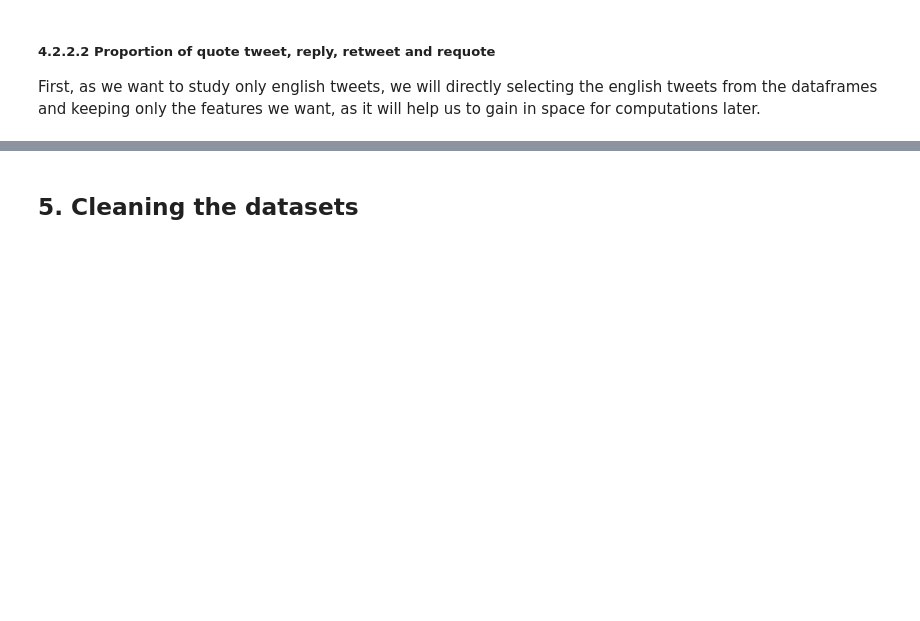
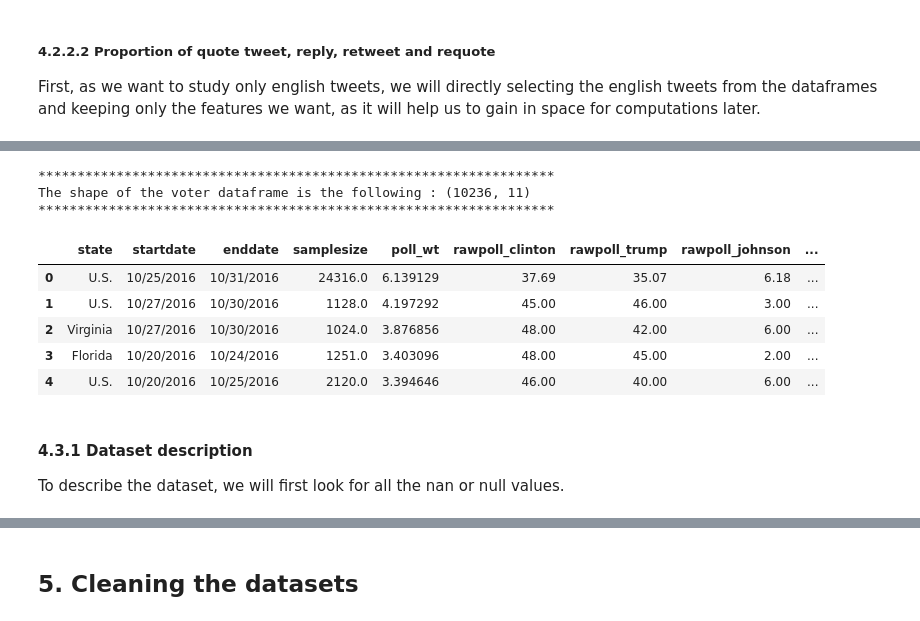
Before and after one commit to journeadrien/Project, a Jupyter notebook: python_code/project.ipynb, the cells around one changed output, grey strips where cells are left out. Cells and saved outputs as stored; diff of their text form; code cells hidden in the pictures; blank space fills up the shorter version.

```diff
--- a/python_code/project.ipynb
+++ b/python_code/project.ipynb
@@ -480,0 +539,23 @@ dataset.columns.tolist()
+# %%
+voter_df = pd.read_csv(PATH_DATA + '/presidential_polls.csv', usecols=['state', 'startdate', 'enddate', 'samplesize',
+           'poll_wt', 'rawpoll_clinton', 'rawpoll_trump', 'rawpoll_johnson',
+           'adjpoll_clinton', 'adjpoll_trump', 'adjpoll_johnson'])
+
+print('*'*66)
+print('The shape of the voter dataframe is the following : {}'.format(voter_df.shape))
+print('*'*66)
+
+voter_df.head()
+# %% [output]
+******************************************************************
+The shape of the voter dataframe is the following : (10236, 11)
+******************************************************************
+|  | state | startdate | enddate | samplesize | poll_wt | rawpoll_clinton | rawpoll_trump | rawpoll_johnson | ... |
+| 0 | U.S. | 10/25/2016 | 10/31/2016 | 24316.0 | 6.139129 | 37.69 | 35.07 | 6.18 | ... |
+| 1 | U.S. | 10/27/2016 | 10/30/2016 | 1128.0 | 4.197292 | 45.00 | 46.00 | 3.00 | ... |
+| 2 | Virginia | 10/27/2016 | 10/30/2016 | 1024.0 | 3.876856 | 48.00 | 42.00 | 6.00 | ... |
+| 3 | Florida | 10/20/2016 | 10/24/2016 | 1251.0 | 3.403096 | 48.00 | 45.00 | 2.00 | ... |
+| 4 | U.S. | 10/20/2016 | 10/25/2016 | 2120.0 | 3.394646 | 46.00 | 40.00 | 6.00 | ... |
+# %% [markdown]
+#### 4.3.1 Dataset description
+To describe the dataset, we will first look for all the nan or null values.
```
Also changed, not shown: parts of 19 cells of this notebook.
